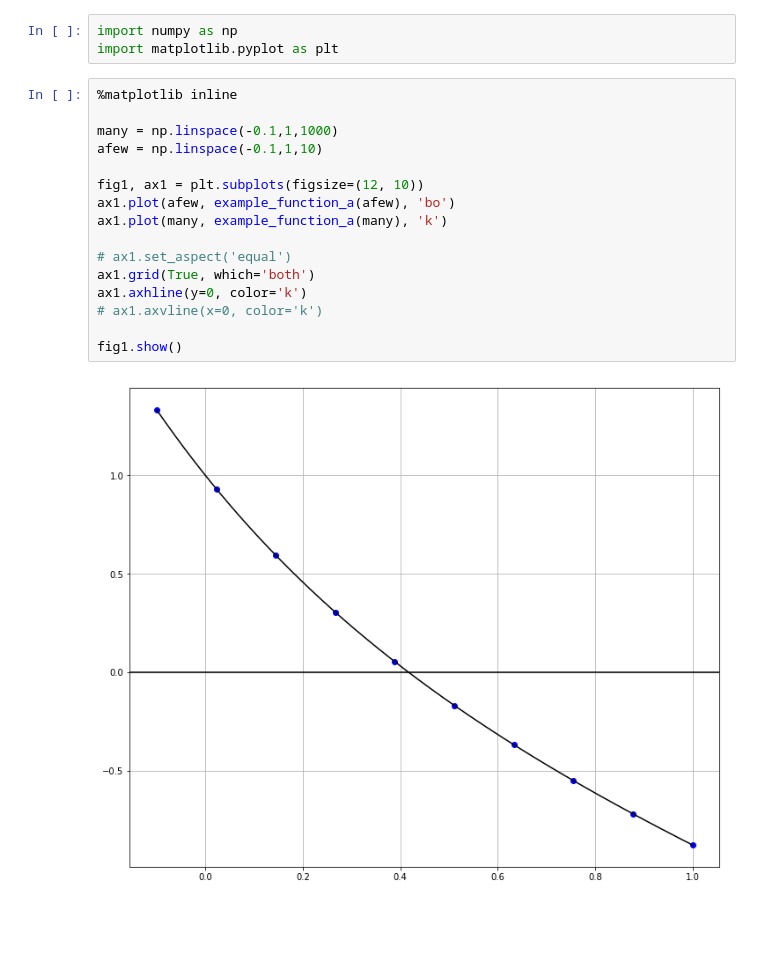
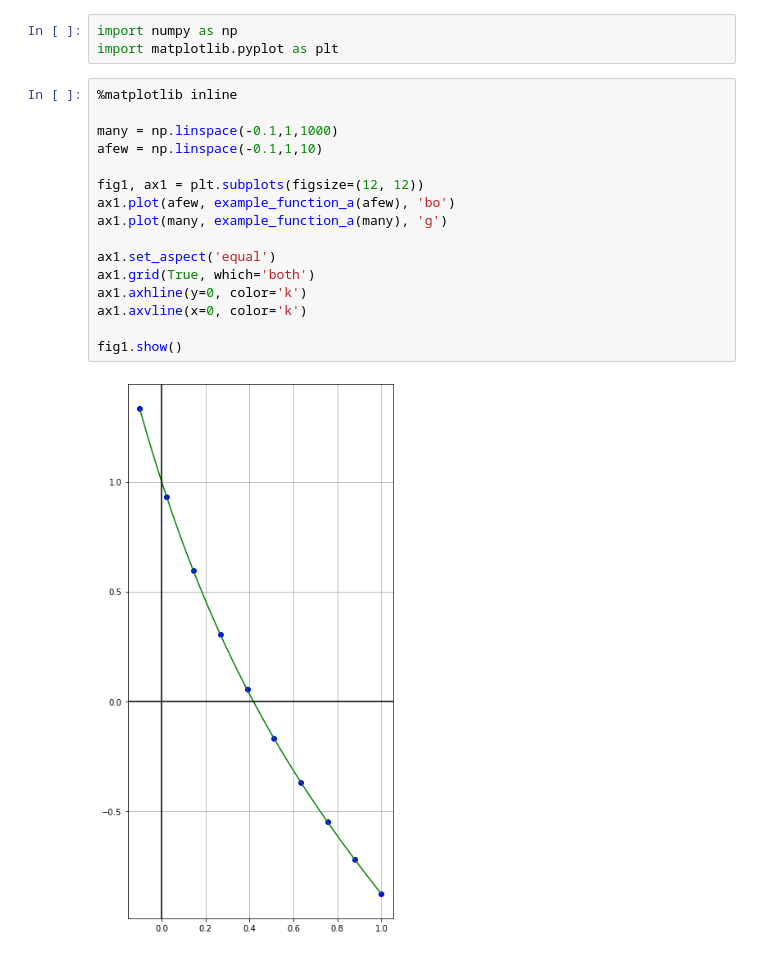
Before and after one commit to Zialus/Numerical-Analysis, a Jupyter notebook: Pratica3/Pratica3.ipynb, the cells around one changed output. Saved outputs shown, nothing was run; the diff lists cells and outputs as text; blank space fills up the shorter version.

```diff
--- a/Pratica3/Pratica3.ipynb
+++ b/Pratica3/Pratica3.ipynb
@@ -86,21 +86,21 @@ import matplotlib.pyplot as plt
 # %%
 %matplotlib inline
 
 many = np.linspace(-0.1,1,1000)
 afew = np.linspace(-0.1,1,10)
 
-fig1, ax1 = plt.subplots(figsize=(12, 10))
+fig1, ax1 = plt.subplots(figsize=(12, 12))
 ax1.plot(afew, example_function_a(afew), 'bo')
-ax1.plot(many, example_function_a(many), 'k')
+ax1.plot(many, example_function_a(many), 'g')
 
-# ax1.set_aspect('equal')
+ax1.set_aspect('equal')
 ax1.grid(True, which='both')
 ax1.axhline(y=0, color='k')
-# ax1.axvline(x=0, color='k')
+ax1.axvline(x=0, color='k')
 
 fig1.show()
 # %% [output]
-[figure, old version]
+[figure, new version]
 # %%
 %matplotlib inline
 
```
Also changed, not shown: parts of 1 cell of this notebook, 1 other file.
